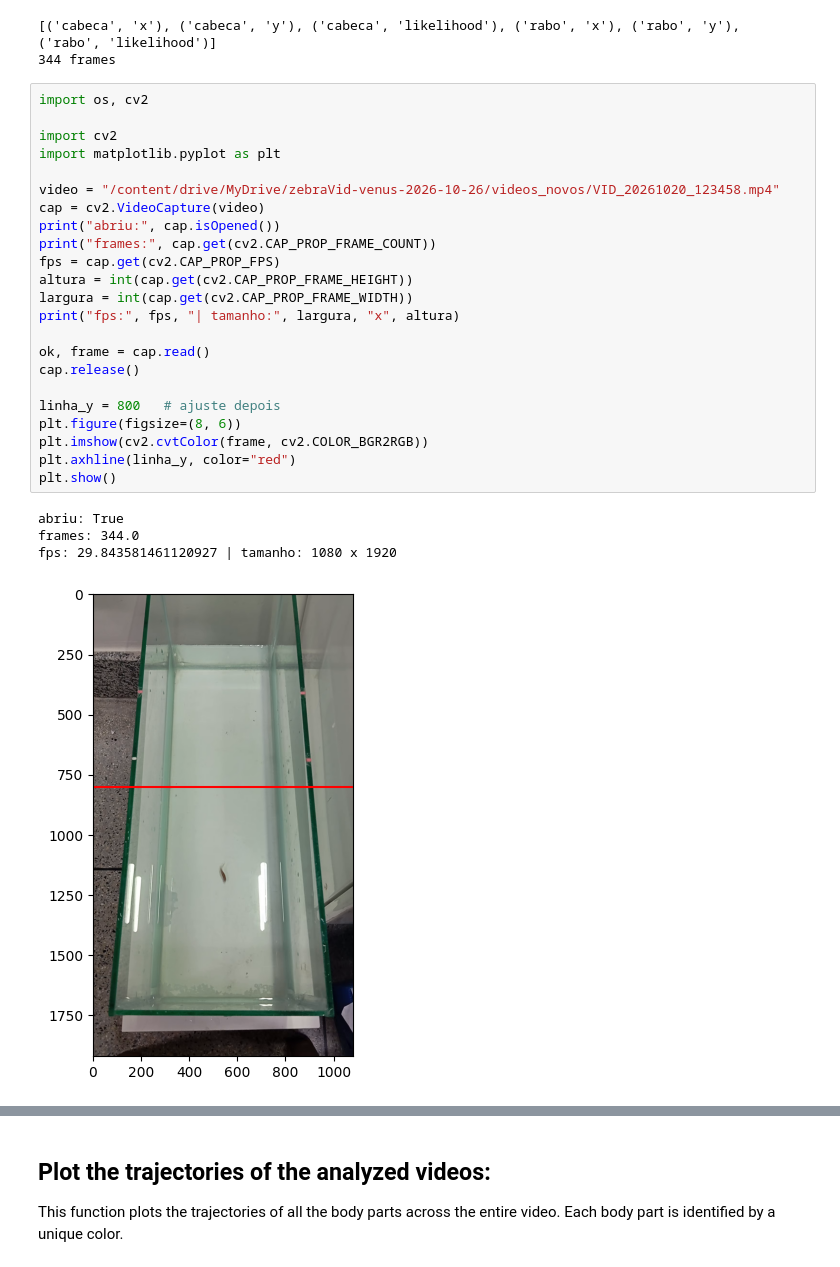
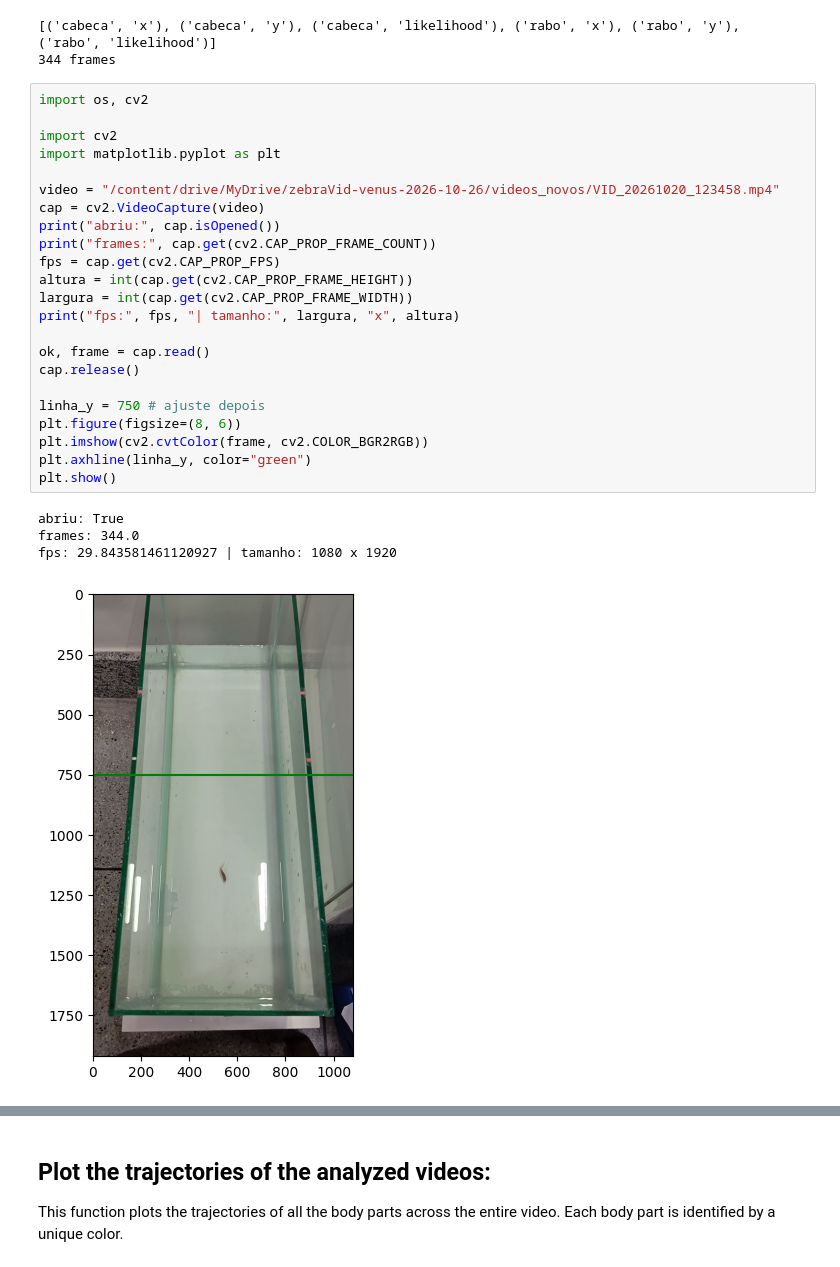
Before and after one commit to VenusStar84/dlczf, a Jupyter notebook: PESCAzebra.ipynb, the cells around one changed output, grey strips where cells are left out. Saved outputs shown, nothing was run; the diff lists cells and outputs as text.

```diff
--- a/PESCAzebra.ipynb
+++ b/PESCAzebra.ipynb
@@ -251,28 +255,28 @@ print(len(df), "frames")
 # %%
 import os, cv2
 
 import cv2
 import matplotlib.pyplot as plt
 
 video = "/content/drive/MyDrive/zebraVid-venus-2026-10-26/videos_novos/VID_20261020_123458.mp4"
 cap = cv2.VideoCapture(video)
 print("abriu:", cap.isOpened())
 print("frames:", cap.get(cv2.CAP_PROP_FRAME_COUNT))
 fps = cap.get(cv2.CAP_PROP_FPS)
 altura = int(cap.get(cv2.CAP_PROP_FRAME_HEIGHT))
 largura = int(cap.get(cv2.CAP_PROP_FRAME_WIDTH))
 print("fps:", fps, "| tamanho:", largura, "x", altura)
 
 ok, frame = cap.read()
 cap.release()
 
-linha_y = 800   # ajuste depois
+linha_y = 750 # ajuste depois
 plt.figure(figsize=(8, 6))
 plt.imshow(cv2.cvtColor(frame, cv2.COLOR_BGR2RGB))
-plt.axhline(linha_y, color="red")
+plt.axhline(linha_y, color="green")
 plt.show()
 # %% [output]
 abriu: True
 frames: 344.0
 fps: 29.843581461120927 | tamanho: 1080 x 1920
-[figure, old version]
+[figure, new version]
```
Also changed, not shown: parts of 2 cells of this notebook.
